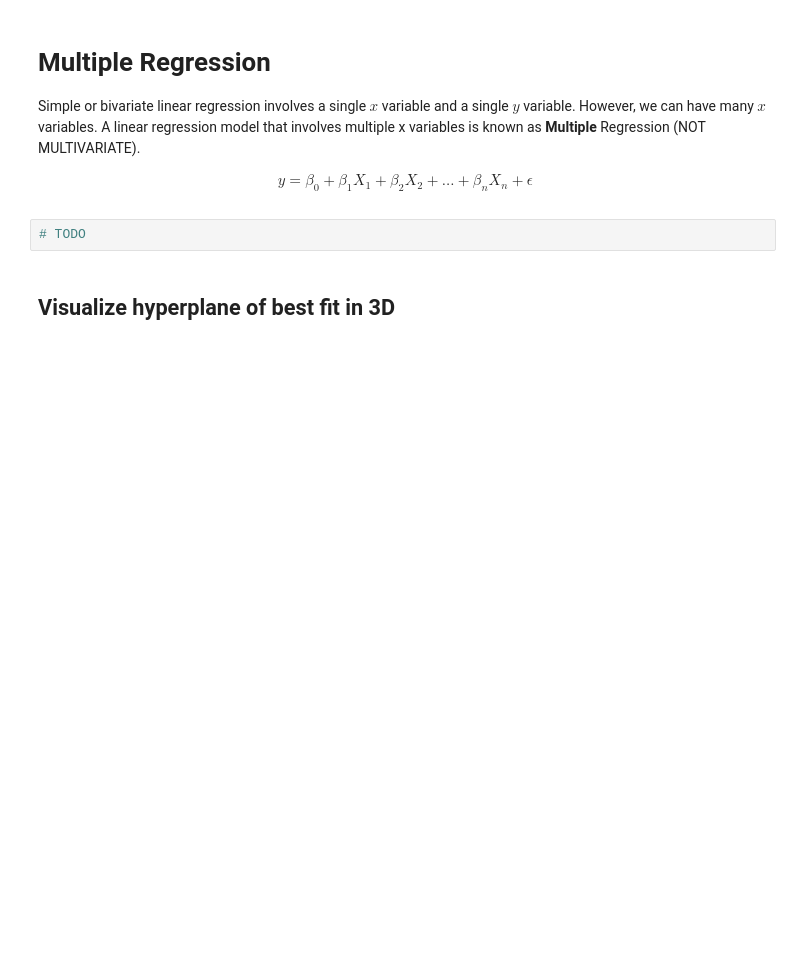
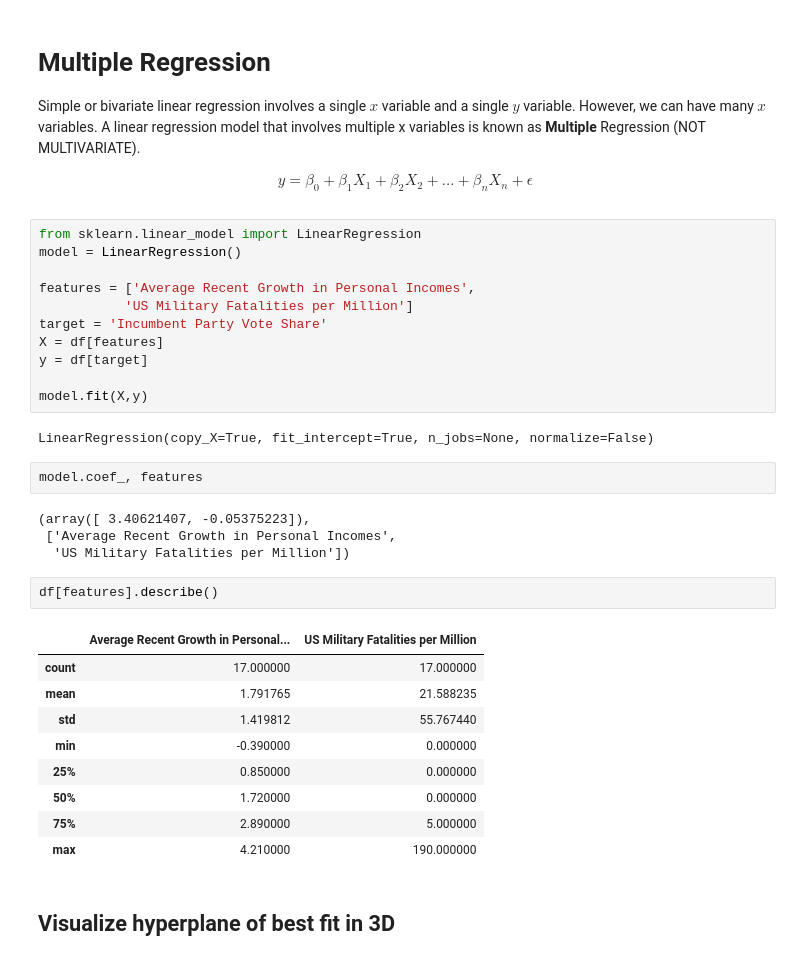
Before and after one commit to mjh09/DS-Unit-2-Linear-Models, a Jupyter notebook: module3-understanding-linear-regression/understanding_linear_regression.ipynb, the cells around one changed output. Drawn from its saved outputs; the diff is of its cells as text; blank space fills up the shorter version.

```diff
--- a/module3-understanding-linear-regression/understanding_linear_regression.ipynb
+++ b/module3-understanding-linear-regression/understanding_linear_regression.ipynb
@@ -443,8 +539,37 @@ Simple or bivariate linear regression involves a single $x$ variable and a singl
 \begin{align}
 y = \beta_0 + \beta_1 X_1 + \beta_2 X_2 + ... + \beta_n X_n + \epsilon
 \end{align}
-# %%
-# TODO
+# %%
+from sklearn.linear_model import LinearRegression
+model = LinearRegression()
+
+features = ['Average Recent Growth in Personal Incomes',
+           'US Military Fatalities per Million']
+target = 'Incumbent Party Vote Share'
+X = df[features]
+y = df[target]
+
+model.fit(X,y)
+# %% [output]
+LinearRegression(copy_X=True, fit_intercept=True, n_jobs=None, normalize=False)
+# %%
+model.coef_, features
+# %% [output]
+(array([ 3.40621407, -0.05375223]),
+ ['Average Recent Growth in Personal Incomes',
+  'US Military Fatalities per Million'])
+# %%
+df[features].describe()
+# %% [output]
+|  | Average Recent Growth in Personal... | US Military Fatalities per Million |
+| count | 17.000000 | 17.000000 |
+| mean | 1.791765 | 21.588235 |
+| std | 1.419812 | 55.767440 |
+| min | -0.390000 | 0.000000 |
+| 25% | 0.850000 | 0.000000 |
+| 50% | 1.720000 | 0.000000 |
+| 75% | 2.890000 | 5.000000 |
+| max | 4.210000 | 190.000000 |
 # %% [markdown]
 ## Visualize hyperplane of best fit in 3D
 # %%
```
Also changed, not shown: parts of 31 cells of this notebook.
